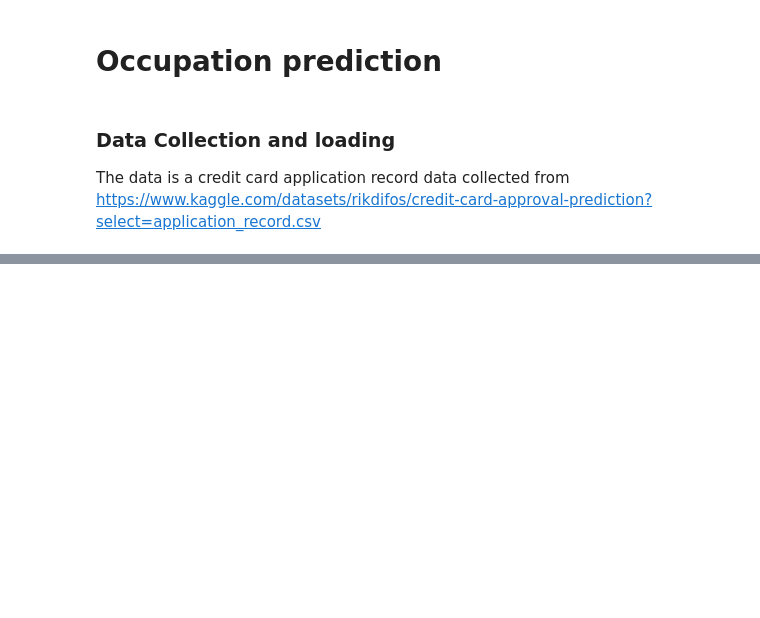
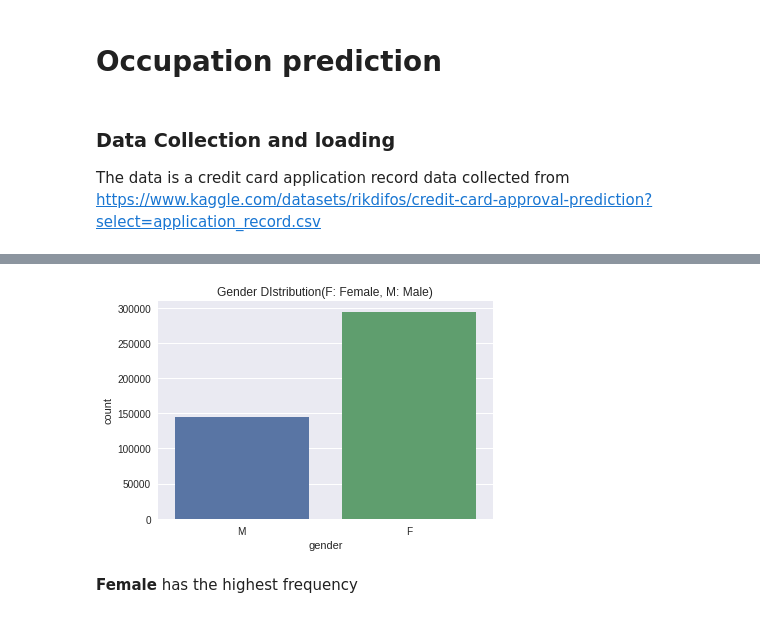
Before and after one commit to drizedunn/Food-Preference, a Jupyter notebook: mlquote.ipynb, the cells around one changed output, grey strips where cells are left out. Saved outputs shown, nothing was run; the diff lists cells and outputs as text; code cells hidden in the pictures; blank space fills up the shorter version.

```diff
--- a/mlquote.ipynb
+++ b/mlquote.ipynb
@@ -23,0 +230,8 @@ data.head()
+# %%
+#Plotting the gender
+sns.countplot(t_data['gender']).set_title("Gender DIstribution(F: Female, M: Male)")
+plt.show()
+# %% [output]
+[figure, added]
+# %% [markdown]
+**Female** has the highest frequency
```
Also changed, not shown: parts of 30 cells of this notebook.
